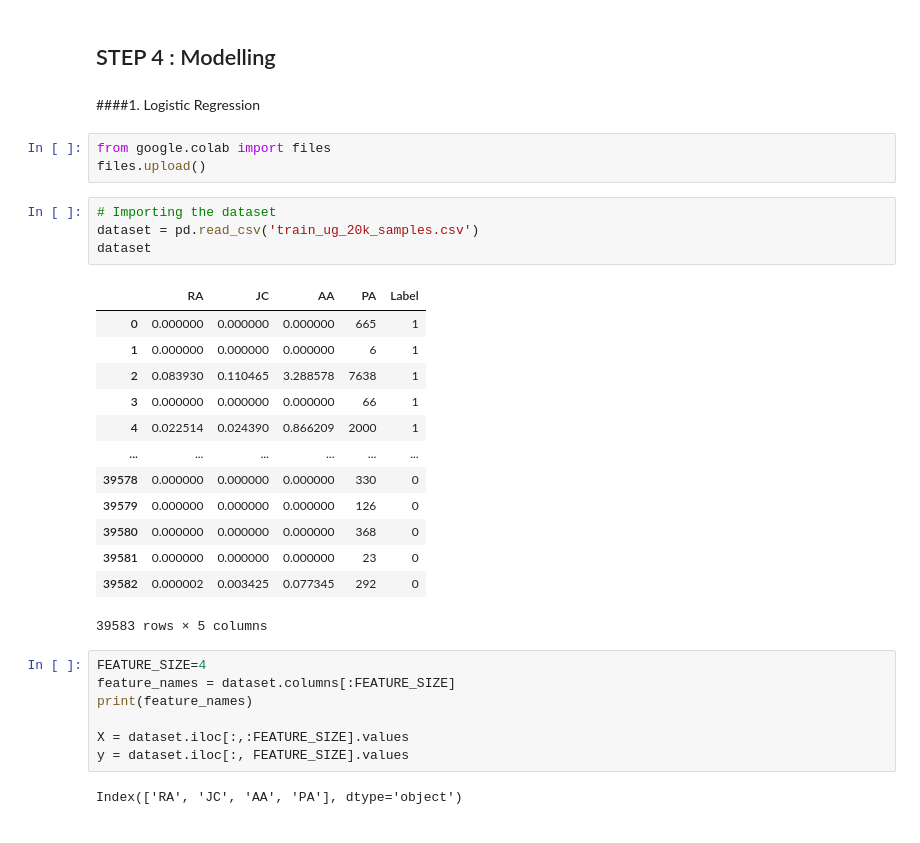
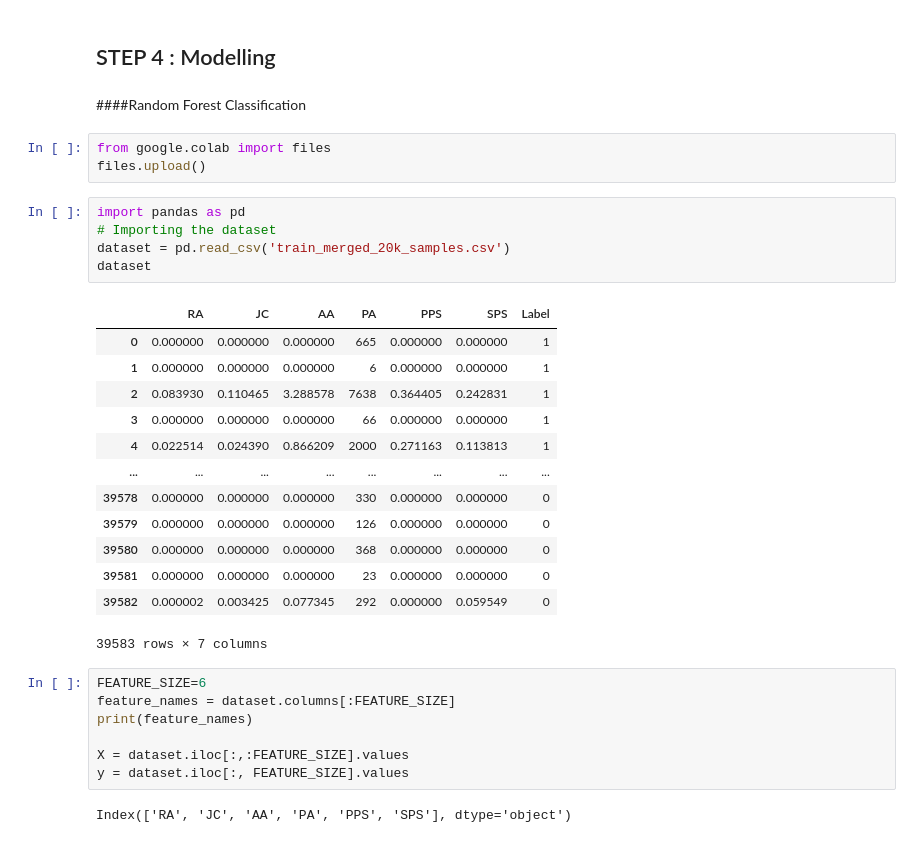
Before and after one commit to NeerajSura/PML, a Jupyter notebook: LinkPrediction/PML_Project1.ipynb, the cells around one changed output. Saved outputs shown, nothing was run; the diff lists cells and outputs as text.

```diff
--- a/LinkPrediction/PML_Project1.ipynb
+++ b/LinkPrediction/PML_Project1.ipynb
@@ -501,38 +501,39 @@ Generating test samples features......
 test samples features: 2000
 # %% [markdown]
 ## STEP 4 : Modelling
-# %% [markdown]
-####1. Logistic Regression
+# %% [markdown]
+####Random Forest Classification
 # %%
 from google.colab import files
 files.upload()
 # %%
+import pandas as pd
 # Importing the dataset
-dataset = pd.read_csv('train_ug_20k_samples.csv')
+dataset = pd.read_csv('train_merged_20k_samples.csv')
 dataset
 # %% [output]
-|  | RA | JC | AA | PA | Label |
-| 0 | 0.000000 | 0.000000 | 0.000000 | 665 | 1 |
-| 1 | 0.000000 | 0.000000 | 0.000000 | 6 | 1 |
-| 2 | 0.083930 | 0.110465 | 3.288578 | 7638 | 1 |
-| 3 | 0.000000 | 0.000000 | 0.000000 | 66 | 1 |
-| 4 | 0.022514 | 0.024390 | 0.866209 | 2000 | 1 |
-| ... | ... | ... | ... | ... | ... |
-| 39578 | 0.000000 | 0.000000 | 0.000000 | 330 | 0 |
-| 39579 | 0.000000 | 0.000000 | 0.000000 | 126 | 0 |
-| 39580 | 0.000000 | 0.000000 | 0.000000 | 368 | 0 |
-| 39581 | 0.000000 | 0.000000 | 0.000000 | 23 | 0 |
-| 39582 | 0.000002 | 0.003425 | 0.077345 | 292 | 0 |
+|  | RA | JC | AA | PA | PPS | SPS | Label |
+| 0 | 0.000000 | 0.000000 | 0.000000 | 665 | 0.000000 | 0.000000 | 1 |
+| 1 | 0.000000 | 0.000000 | 0.000000 | 6 | 0.000000 | 0.000000 | 1 |
+| 2 | 0.083930 | 0.110465 | 3.288578 | 7638 | 0.364405 | 0.242831 | 1 |
+| 3 | 0.000000 | 0.000000 | 0.000000 | 66 | 0.000000 | 0.000000 | 1 |
+| 4 | 0.022514 | 0.024390 | 0.866209 | 2000 | 0.271163 | 0.113813 | 1 |
+| ... | ... | ... | ... | ... | ... | ... | ... |
+| 39578 | 0.000000 | 0.000000 | 0.000000 | 330 | 0.000000 | 0.000000 | 0 |
+| 39579 | 0.000000 | 0.000000 | 0.000000 | 126 | 0.000000 | 0.000000 | 0 |
+| 39580 | 0.000000 | 0.000000 | 0.000000 | 368 | 0.000000 | 0.000000 | 0 |
+| 39581 | 0.000000 | 0.000000 | 0.000000 | 23 | 0.000000 | 0.000000 | 0 |
+| 39582 | 0.000002 | 0.003425 | 0.077345 | 292 | 0.000000 | 0.059549 | 0 |
-39583 rows × 5 columns
+39583 rows × 7 columns
 # %%
-FEATURE_SIZE=4
+FEATURE_SIZE=6
 feature_names = dataset.columns[:FEATURE_SIZE]
 print(feature_names)
 
 X = dataset.iloc[:,:FEATURE_SIZE].values
 y = dataset.iloc[:, FEATURE_SIZE].values
 # %% [output]
-Index(['RA', 'JC', 'AA', 'PA'], dtype='object')
+Index(['RA', 'JC', 'AA', 'PA', 'PPS', 'SPS'], dtype='object')
 # %%
 X
 # %% [output]
```
Also changed, not shown: parts of 21 cells of this notebook, 2 other files.
